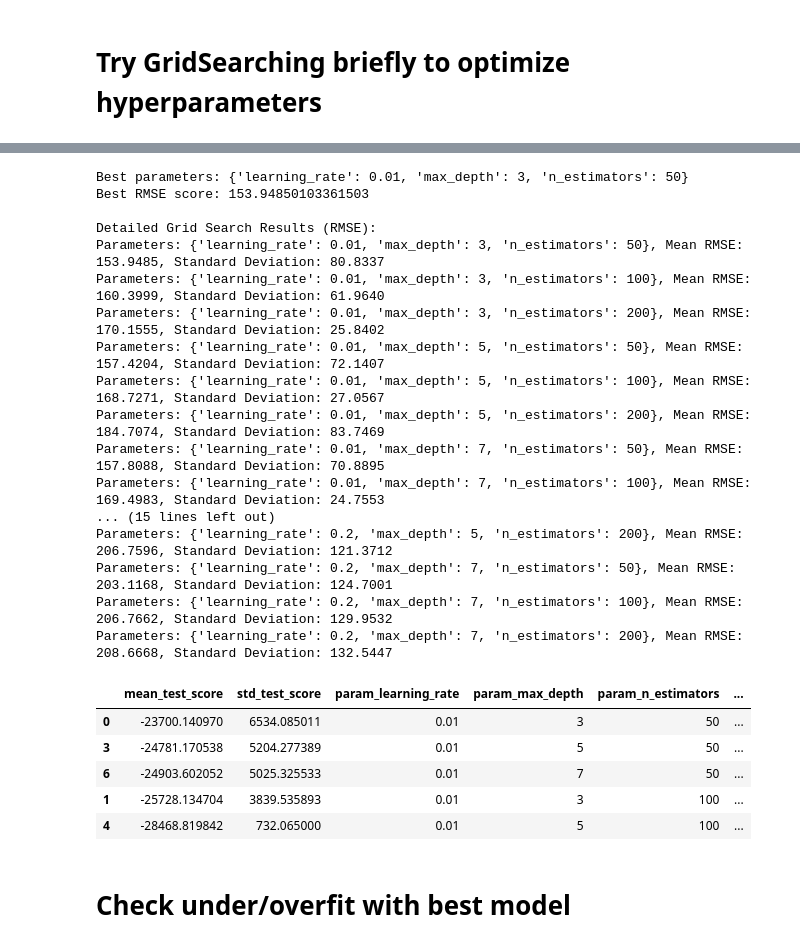
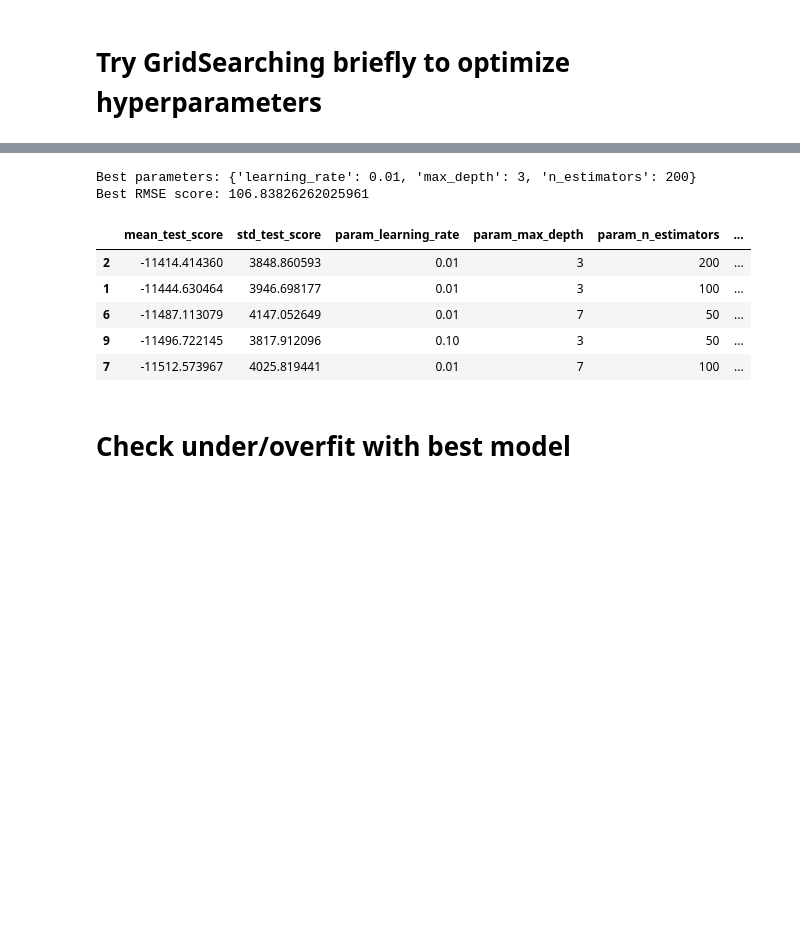
Before and after one commit to kennneth1/PokeAI, a Jupyter notebook: training/experiment.ipynb, the cells around one changed output, grey strips where cells are left out. Drawn from its saved outputs; the diff is of its cells as text; code cells hidden in the pictures; blank space fills up the shorter version.

```diff
--- a/training/experiment.ipynb
+++ b/training/experiment.ipynb
@@ -42,7 +42,7 @@ df.shape
 # %% [markdown]
 # In fact, cards with non-trivial prices only (at least $10-20)
 # %%
-df = df.loc[df.price>=50]
+df = df.loc[df.price>=20]
 # %%
 df.card_type.value_counts()
 # %% [output]
@@ -59,3 +61,6 @@ Name: count, dtype: int64
+# %%
+avg_by_grade = df.groupby(['date', 'grade']).agg(avg_by_grade=('price','mean'))
+df = pd.merge(df, avg_by_grade, how="left", on=['date', 'grade'])
 # %% [markdown]
 # Combine binary features to composite features using heuristic simple logic
 - iterate and optimize on these
@@ -161,8 +174,9 @@ Index(['date', 'price', 'grade', 'poke_name', 'poke_no', 'set_name',
       dtype='object')
 # %%
-features = ["mos_since_release", # more natural to work with at inference, we want forecasts by month anyways
-    #'time_bucket_between_1_2_year', 'time_bucket_over_2_year',
-            'is_near_mint_ungraded', 'grade_category',
+features = ["mos_since_release", "avg_by_grade",
+            'is_near_mint_ungraded',
+            #'grade_category',
+            'num_grade',
             'is_secret', 'is_full_art', 'is_eeveelution', 'is_legendary',
        'is_og_char', 'is_gallery',
             'bb_mo_price_by_set',
@@ -312,49 +286,27 @@ import numpy as np
 # %%
 # Best parameters and corresponding RMSE (calculated from negative MSE)
 print("Best parameters:", grid_search.best_params_)
 best_score = np.sqrt(-grid_search.best_score_)  # Convert from negative MSE to RMSE
 print("Best RMSE score:", best_score)
 
 # Detailed grid search results
 results = grid_search.cv_results_
 
-# Print out the RMSE (converted from negative MSE) for each hyperparameter combination
-print("\nDetailed Grid Search Results (RMSE):")
-for mean_score, params, std_score in zip(results['mean_test_score'], results['params'], results['std_test_score']):
-    rmse = np.sqrt(-mean_score)  # Convert from negative MSE to RMSE
-    std_rmse = np.sqrt(std_score)  # Convert std MSE to RMSE
-    print(f"Parameters: {params}, Mean RMSE: {rmse:.4f}, Standard Deviation: {std_rmse:.4f}")
-
 # Optional: Show the top 5 best parameter combinations based on the best RMSE
 results_df = pd.DataFrame(results)
 results_df = results_df[['mean_test_score', 'std_test_score', 'param_learning_rate', 'param_max_depth', 'param_n_estimators']]
 results_df['mean_test_rmse'] = np.sqrt(-results_df['mean_test_score'])  # Convert MSE to RMSE
 results_df['std_test_rmse'] = np.sqrt(results_df['std_test_score'])  # Convert std MSE to RMSE
 results_df.sort_values(by="mean_test_rmse", ascending=True).head(5)
 # %% [output]
-Best parameters: {'learning_rate': 0.01, 'max_depth': 3, 'n_estimators': 50}
-Best RMSE score: 153.94850103361503
-
-Detailed Grid Search Results (RMSE):
-Parameters: {'learning_rate': 0.01, 'max_depth': 3, 'n_estimators': 50}, Mean RMSE: 153.9485, Standard Deviation: 80.8337
-Parameters: {'learning_rate': 0.01, 'max_depth': 3, 'n_estimators': 100}, Mean RMSE: 160.3999, Standard Deviation: 61.9640
-Parameters: {'learning_rate': 0.01, 'max_depth': 3, 'n_estimators': 200}, Mean RMSE: 170.1555, Standard Deviation: 25.8402
-Parameters: {'learning_rate': 0.01, 'max_depth': 5, 'n_estimators': 50}, Mean RMSE: 157.4204, Standard Deviation: 72.1407
-Parameters: {'learning_rate': 0.01, 'max_depth': 5, 'n_estimators': 100}, Mean RMSE: 168.7271, Standard Deviation: 27.0567
-Parameters: {'learning_rate': 0.01, 'max_depth': 5, 'n_estimators': 200}, Mean RMSE: 184.7074, Standard Deviation: 83.7469
-Parameters: {'learning_rate': 0.01, 'max_depth': 7, 'n_estimators': 50}, Mean RMSE: 157.8088, Standard Deviation: 70.8895
-Parameters: {'learning_rate': 0.01, 'max_depth': 7, 'n_estimators': 100}, Mean RMSE: 169.4983, Standard Deviation: 24.7553
-... (15 lines left out)
-Parameters: {'learning_rate': 0.2, 'max_depth': 5, 'n_estimators': 200}, Mean RMSE: 206.7596, Standard Deviation: 121.3712
-Parameters: {'learning_rate': 0.2, 'max_depth': 7, 'n_estimators': 50}, Mean RMSE: 203.1168, Standard Deviation: 124.7001
-Parameters: {'learning_rate': 0.2, 'max_depth': 7, 'n_estimators': 100}, Mean RMSE: 206.7662, Standard Deviation: 129.9532
-Parameters: {'learning_rate': 0.2, 'max_depth': 7, 'n_estimators': 200}, Mean RMSE: 208.6668, Standard Deviation: 132.5447
+Best parameters: {'learning_rate': 0.01, 'max_depth': 3, 'n_estimators': 200}
+Best RMSE score: 106.83826262025961
 |  | mean_test_score | std_test_score | param_learning_rate | param_max_depth | param_n_estimators | ... |
-| 0 | -23700.140970 | 6534.085011 | 0.01 | 3 | 50 | ... |
-| 3 | -24781.170538 | 5204.277389 | 0.01 | 5 | 50 | ... |
-| 6 | -24903.602052 | 5025.325533 | 0.01 | 7 | 50 | ... |
-| 1 | -25728.134704 | 3839.535893 | 0.01 | 3 | 100 | ... |
-| 4 | -28468.819842 | 732.065000 | 0.01 | 5 | 100 | ... |
+| 2 | -11414.414360 | 3848.860593 | 0.01 | 3 | 200 | ... |
+| 1 | -11444.630464 | 3946.698177 | 0.01 | 3 | 100 | ... |
+| 6 | -11487.113079 | 4147.052649 | 0.01 | 7 | 50 | ... |
+| 9 | -11496.722145 | 3817.912096 | 0.10 | 3 | 50 | ... |
+| 7 | -11512.573967 | 4025.819441 | 0.01 | 7 | 100 | ... |
 # %% [markdown]
 # Check under/overfit with best model
 # %%
```
Also changed, not shown: parts of 25 cells of this notebook.
